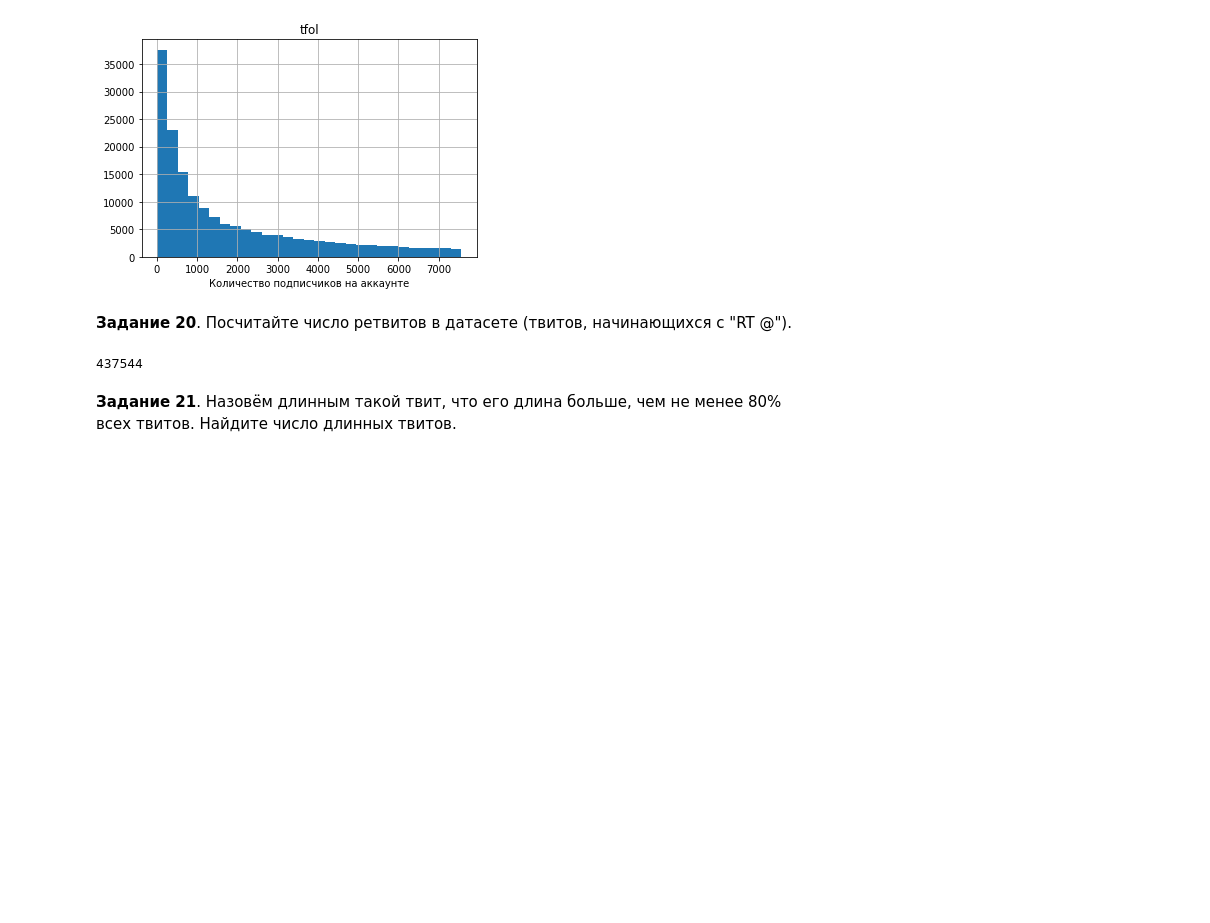
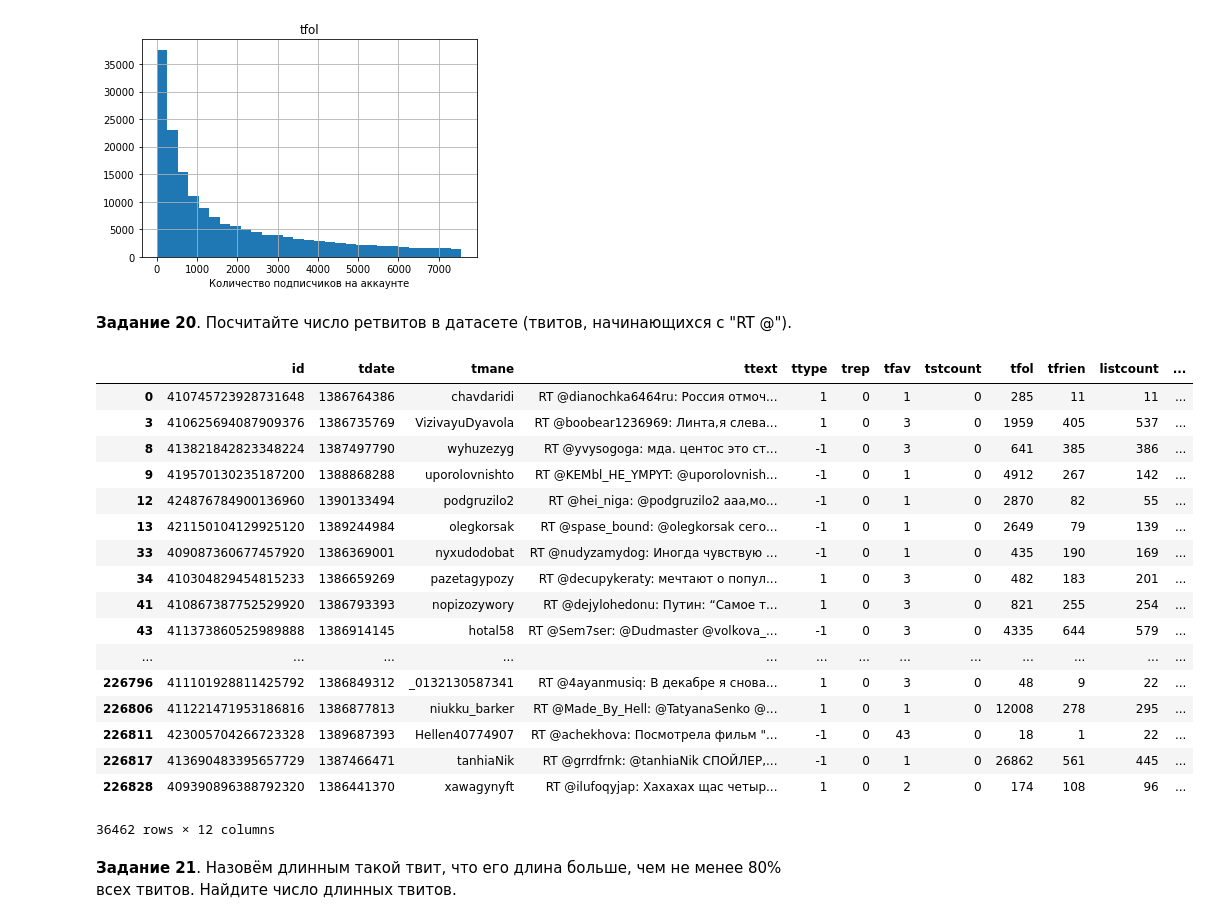
Before and after one commit to GorillazZz1/ml-course-hse-2020, a Jupyter notebook: hw1.ipynb, the cells around one changed output. Saved outputs shown, nothing was run; the diff lists cells and outputs as text; code cells hidden in the pictures; blank space fills up the shorter version.

Commit message:
size --> len fix

```diff
--- a/hw1.ipynb
+++ b/hw1.ipynb
@@ -706,9 +747,28 @@ array([<matplotlib.axes._subplots.AxesSubplot object at 0x...>],
 # %% [markdown]
 __Задание 20__. Посчитайте число ретвитов в датасете (твитов, начинающихся с "RT @").
 # %%
-df[ df['ttext'].str.startswith('RT @', na=False) ].size # All retweets (более объемлимо чем просто число ретвитов!)
+df_retweets = df[ df['ttext'].str.startswith('RT @', na=False) ] # All retweets (более объемлимо чем просто число ретвитов!)
+df_retweets
+# print()
 # %% [output]
+|  | id | tdate | tmane | ttext | ttype | trep | tfav | tstcount | tfol | tfrien | listcount | ... |
+| 0 | 410745723928731648 | 1386764386 | chavdaridi | RT @dianochka6464ru: Россия отмоч... | 1 | 0 | 1 | 0 | 285 | 11 | 11 | ... |
+| 3 | 410625694087909376 | 1386735769 | VizivayuDyavola | RT @boobear1236969: Линта,я слева... | 1 | 0 | 3 | 0 | 1959 | 405 | 537 | ... |
+| 8 | 413821842823348224 | 1387497790 | wyhuzezyg | RT @yvysogoga: мда. центос это ст... | -1 | 0 | 3 | 0 | 641 | 385 | 386 | ... |
+| 9 | 419570130235187200 | 1388868288 | uporolovnishto | RT @KEMbl_HE_YMPYT: @uporolovnish... | -1 | 0 | 1 | 0 | 4912 | 267 | 142 | ... |
+| 12 | 424876784900136960 | 1390133494 | podgruzilo2 | RT @hei_niga: @podgruzilo2 ааа,мо... | -1 | 0 | 1 | 0 | 2870 | 82 | 55 | ... |
+| 13 | 421150104129925120 | 1389244984 | olegkorsak | RT @spase_bound: @olegkorsak сего... | -1 | 0 | 1 | 0 | 2649 | 79 | 139 | ... |
+| 33 | 409087360677457920 | 1386369001 | nyxudodobat | RT @nudyzamydog: Иногда чувствую ... | -1 | 0 | 1 | 0 | 435 | 190 | 169 | ... |
+| 34 | 410304829454815233 | 1386659269 | pazetagypozy | RT @decupykeraty: мечтают о попул... | 1 | 0 | 3 | 0 | 482 | 183 | 201 | ... |
+| 41 | 410867387752529920 | 1386793393 | nopizozywory | RT @dejylohedonu: Путин: “Самое т... | 1 | 0 | 3 | 0 | 821 | 255 | 254 | ... |
+| 43 | 411373860525989888 | 1386914145 | hotal58 | RT @Sem7ser: @Dudmaster @volkova_... | -1 | 0 | 3 | 0 | 4335 | 644 | 579 | ... |
+| ... | ... | ... | ... | ... | ... | ... | ... | ... | ... | ... | ... | ... |
+| 226796 | 411101928811425792 | 1386849312 | _0132130587341 | RT @4ayanmusiq: В декабре я снова... | 1 | 0 | 3 | 0 | 48 | 9 | 22 | ... |
+| 226806 | 411221471953186816 | 1386877813 | niukku_barker | RT @Made_By_Hell: @TatyanaSenko @... | 1 | 0 | 1 | 0 | 12008 | 278 | 295 | ... |
+| 226811 | 423005704266723328 | 1389687393 | Hellen40774907 | RT @achekhova: Посмотрела фильм "... | -1 | 0 | 43 | 0 | 18 | 1 | 22 | ... |
+| 226817 | 413690483395657729 | 1387466471 | tanhiaNik | RT @grrdfrnk: @tanhiaNik СПОЙЛЕР,... | -1 | 0 | 1 | 0 | 26862 | 561 | 445 | ... |
+| 226828 | 409390896388792320 | 1386441370 | xawagynyft | RT @ilufoqyjap: Хахахах щас четыр... | 1 | 0 | 2 | 0 | 174 | 108 | 96 | ... |
-437544
+36462 rows × 12 columns
 # %% [markdown]
 __Задание 21__. Назовём длинным такой твит, что его длина больше, чем не менее 80% всех твитов. Найдите число длинных твитов.
 # %%
```
Also changed, not shown: parts of 14 cells of this notebook.
